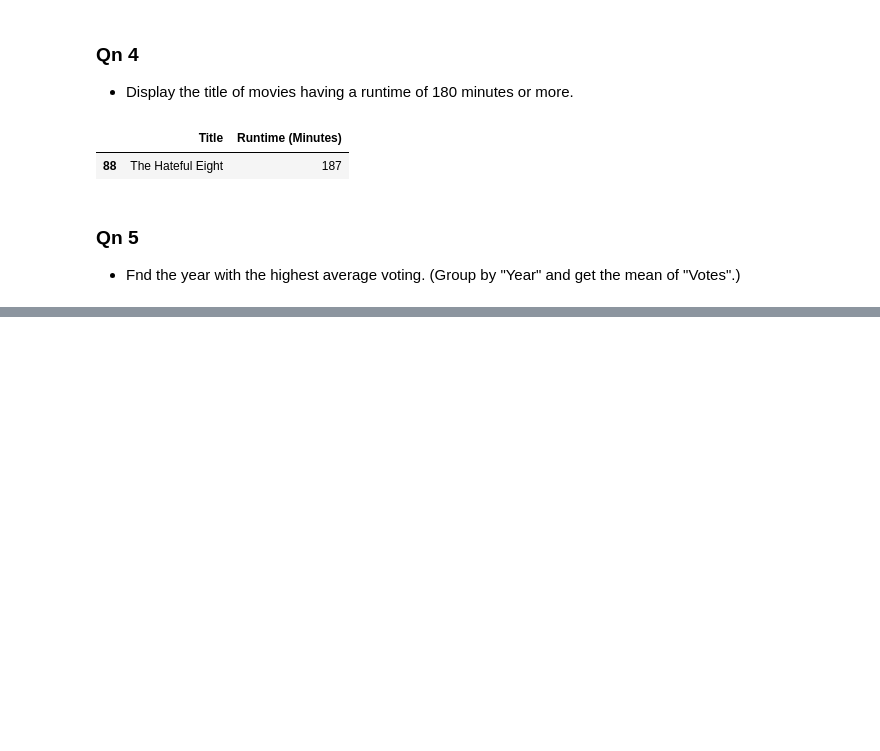
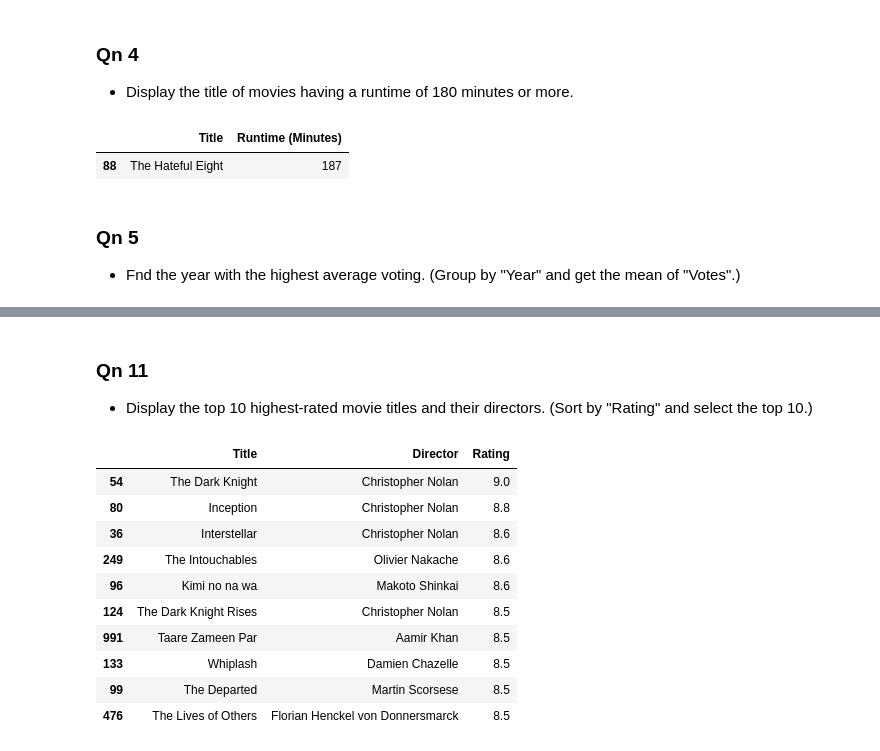
Before and after one commit to Punit2709/PythonLearning, a Jupyter notebook: AdvancedPy/Pandas/case_study_4.ipynb, the cells around one changed output, grey strips where cells are left out. Cells and saved outputs as stored; diff of their text form; code cells hidden in the pictures; blank space fills up the shorter version.

```diff
--- a/AdvancedPy/Pandas/case_study_4.ipynb
+++ b/AdvancedPy/Pandas/case_study_4.ipynb
@@ -116,0 +96,4 @@ See the caveats in the documentation: https://pandas.pydata.org/pandas-docs/stab
+# %%
+drop_df['Revenue (Millions)'] = drop_df['Revenue (Millions)'].fillna(0)  # or dropna()
+drop_df['mean_rev'] = drop_df.groupby('Year').agg('mean')
+drop_df
@@ -116,0 +155,19 @@ See the caveats in the documentation: https://pandas.pydata.org/pandas-docs/stab
+# %% [markdown]
+### Qn 11
+- Display the top 10 highest-rated movie titles and their directors. (Sort by "Rating" and select the
+top 10.)
+# %%
+df_highrated = drop_df.sort_values(by='Rating',ascending=False).head(10)
+df_highrated[['Title', 'Director', 'Rating']]
+# %% [output]
+|  | Title | Director | Rating |
+| 54 | The Dark Knight | Christopher Nolan | 9.0 |
+| 80 | Inception | Christopher Nolan | 8.8 |
+| 36 | Interstellar | Christopher Nolan | 8.6 |
+| 249 | The Intouchables | Olivier Nakache | 8.6 |
+| 96 | Kimi no na wa | Makoto Shinkai | 8.6 |
+| 124 | The Dark Knight Rises | Christopher Nolan | 8.5 |
+| 991 | Taare Zameen Par | Aamir Khan | 8.5 |
+| 133 | Whiplash | Damien Chazelle | 8.5 |
+| 99 | The Departed | Martin Scorsese | 8.5 |
+| 476 | The Lives of Others | Florian Henckel von Donnersmarck | 8.5 |
```
Also changed, not shown: parts of 16 cells of this notebook, 9 other files.
